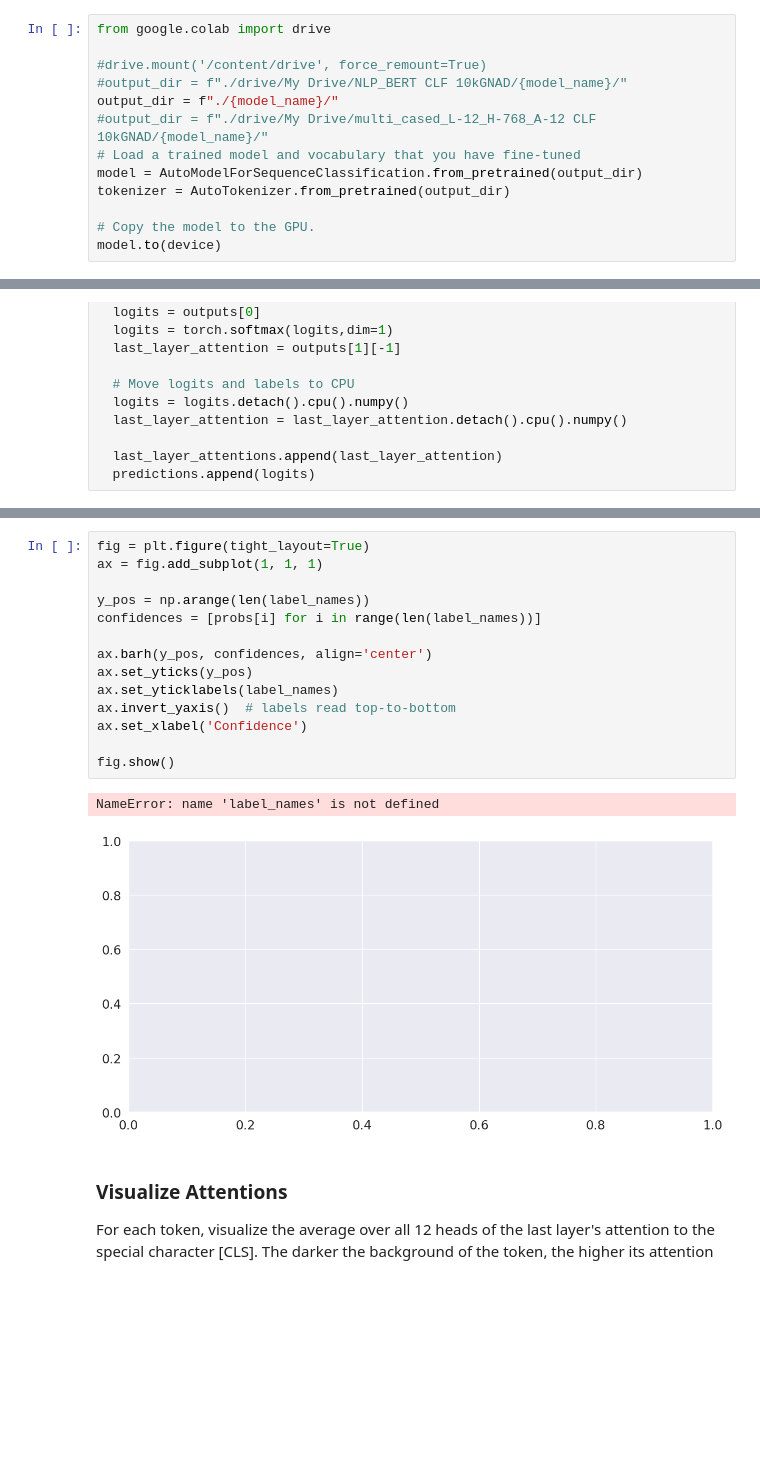
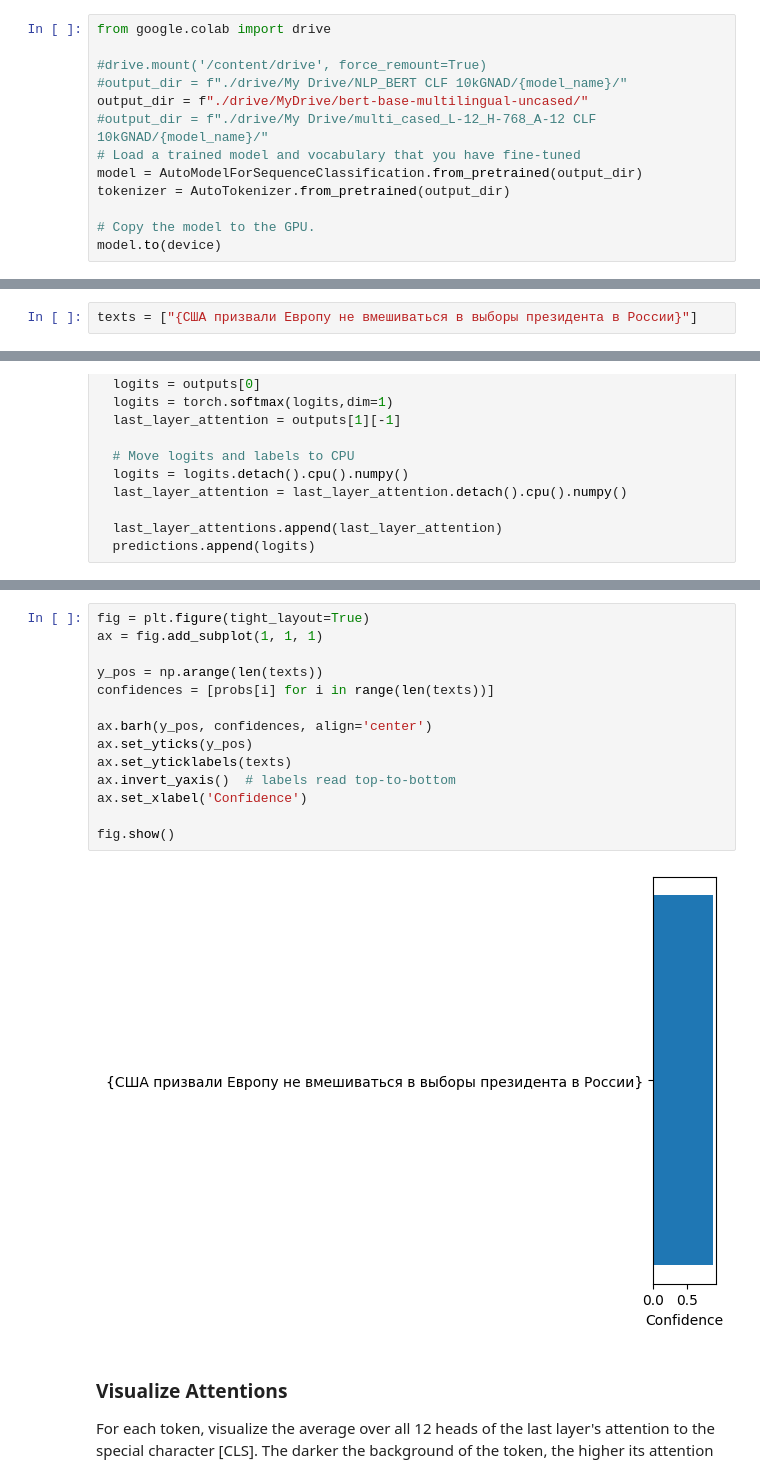
Before and after one commit to aillemer/aillemer-nlp-python, a Jupyter notebook: NLP-Final-IPYNBs/BERT Classifications (multi).ipynb, the cells around one changed output, grey strips where cells are left out. Saved outputs shown, nothing was run; the diff lists cells and outputs as text; blank space fills up the shorter version.

```diff
--- a/NLP-Final-IPYNBs/BERT Classifications (multi).ipynb
+++ b/NLP-Final-IPYNBs/BERT Classifications (multi).ipynb
@@ -778,7 +771,7 @@ from google.colab import drive
 
 #drive.mount('/content/drive', force_remount=True)
 #output_dir = f"./drive/My Drive/NLP_BERT CLF 10kGNAD/{model_name}/"
-output_dir = f"./{model_name}/"
+output_dir = f"./drive/MyDrive/bert-base-multilingual-uncased/"
 #output_dir = f"./drive/My Drive/multi_cased_L-12_H-768_A-12 CLF 10kGNAD/{model_name}/"
 # Load a trained model and vocabulary that you have fine-tuned
 model = AutoModelForSequenceClassification.from_pretrained(output_dir)
@@ -813,3 +804,5 @@ texts = ["{В США заявили об окончании поставок о
+# %%
+texts = ["{США призвали Европу не вмешиваться в выборы президента в России}"]
 # %%
 input_ids = []
 attention_masks = []
@@ -895,20 +888,19 @@ Prediction: 0 (0.53)
 # %%
 fig = plt.figure(tight_layout=True)
 ax = fig.add_subplot(1, 1, 1)
 
-y_pos = np.arange(len(label_names))
-confidences = [probs[i] for i in range(len(label_names))]
+y_pos = np.arange(len(texts))
+confidences = [probs[i] for i in range(len(texts))]
 
 ax.barh(y_pos, confidences, align='center')
 ax.set_yticks(y_pos)
-ax.set_yticklabels(label_names)
+ax.set_yticklabels(texts)
 ax.invert_yaxis()  # labels read top-to-bottom
 ax.set_xlabel('Confidence')
 
 fig.show()
 # %% [output]
-NameError: name 'label_names' is not defined
-[figure, old version]
+[figure, new version]
 # %% [markdown]
 ### Visualize Attentions
 
```
Also changed, not shown: parts of 8 cells of this notebook.
